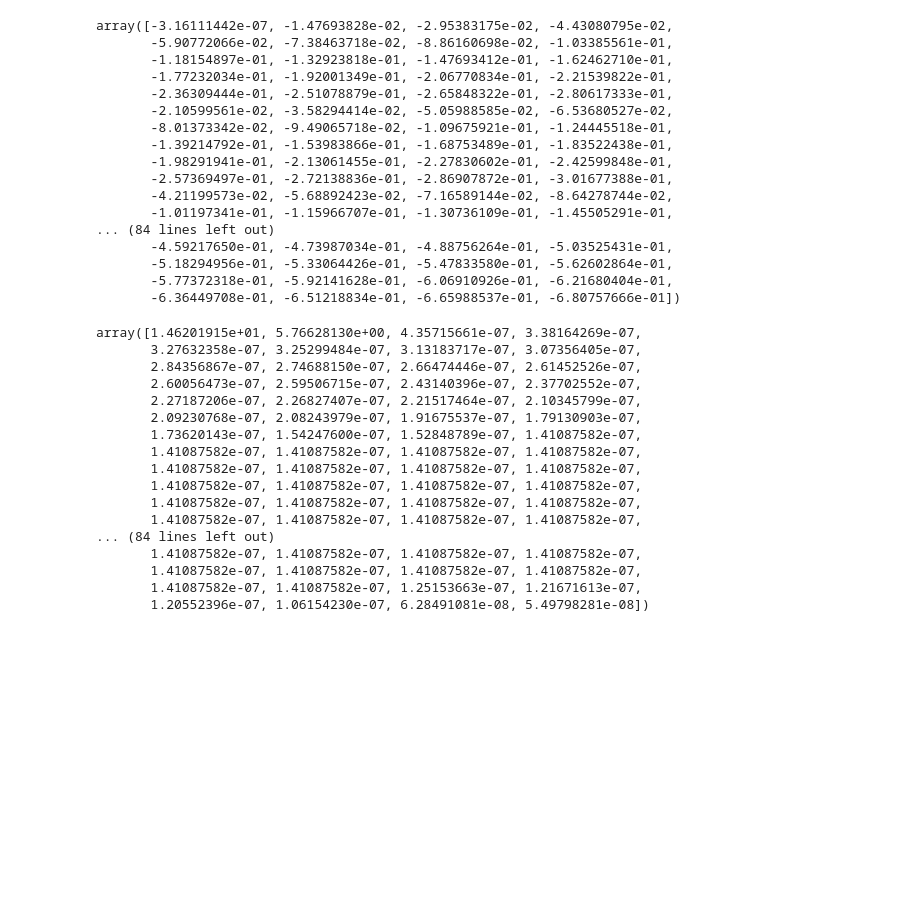
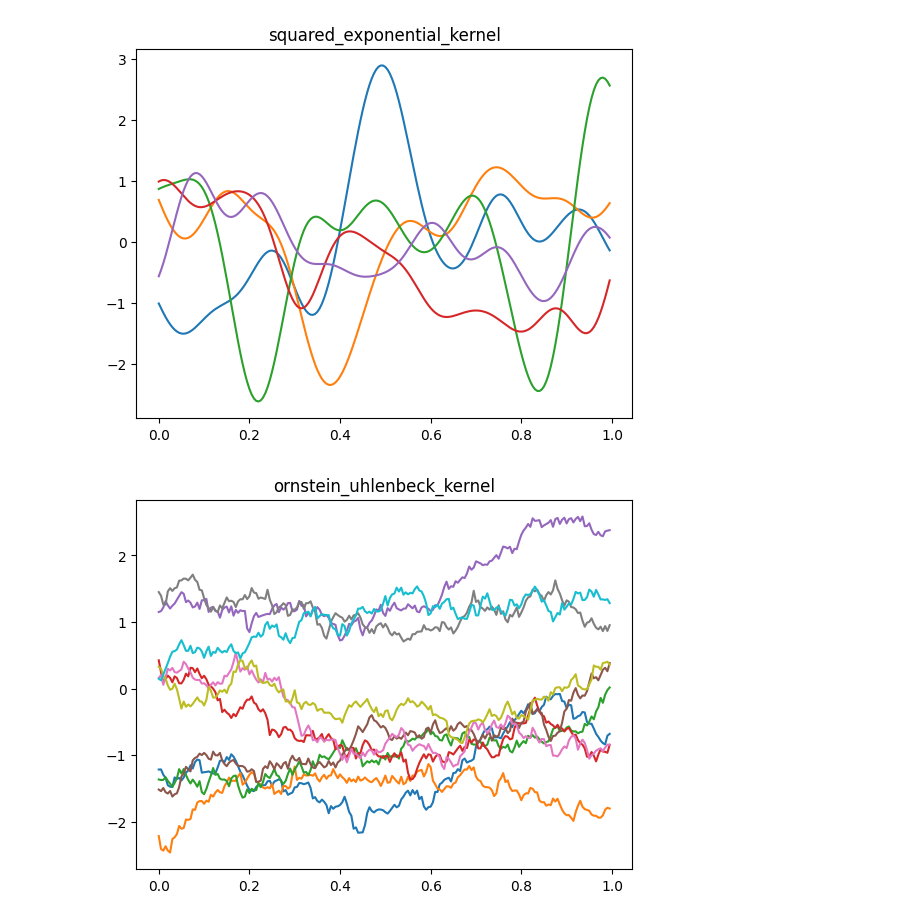
Before and after one commit to AshishSinha5/misc, a Jupyter notebook: statistics_concepts/types_of_gaussian_process.ipynb, the cells around one changed output. Saved outputs shown, nothing was run; the diff lists cells and outputs as text; code cells hidden in the pictures; blank space fills up the shorter version.

```diff
--- a/statistics_concepts/types_of_gaussian_process.ipynb
+++ b/statistics_concepts/types_of_gaussian_process.ipynb
@@ -65,40 +74,39 @@ B.shape = (400, 400)
-# %%
-z
-# %% [output]
-array([-3.16111442e-07, -1.47693828e-02, -2.95383175e-02, -4.43080795e-02,
-       -5.90772066e-02, -7.38463718e-02, -8.86160698e-02, -1.03385561e-01,
-       -1.18154897e-01, -1.32923818e-01, -1.47693412e-01, -1.62462710e-01,
-       -1.77232034e-01, -1.92001349e-01, -2.06770834e-01, -2.21539822e-01,
-       -2.36309444e-01, -2.51078879e-01, -2.65848322e-01, -2.80617333e-01,
-       -2.10599561e-02, -3.58294414e-02, -5.05988585e-02, -6.53680527e-02,
-       -8.01373342e-02, -9.49065718e-02, -1.09675921e-01, -1.24445518e-01,
-       -1.39214792e-01, -1.53983866e-01, -1.68753489e-01, -1.83522438e-01,
-       -1.98291941e-01, -2.13061455e-01, -2.27830602e-01, -2.42599848e-01,
-       -2.57369497e-01, -2.72138836e-01, -2.86907872e-01, -3.01677388e-01,
-       -4.21199573e-02, -5.68892423e-02, -7.16589144e-02, -8.64278744e-02,
-       -1.01197341e-01, -1.15966707e-01, -1.30736109e-01, -1.45505291e-01,
-... (84 lines left out)
-       -4.59217650e-01, -4.73987034e-01, -4.88756264e-01, -5.03525431e-01,
-       -5.18294956e-01, -5.33064426e-01, -5.47833580e-01, -5.62602864e-01,
-       -5.77372318e-01, -5.92141628e-01, -6.06910926e-01, -6.21680404e-01,
-       -6.36449708e-01, -6.51218834e-01, -6.65988537e-01, -6.80757666e-01])
-# %%
-np.sqrt(S)
-# %% [output]
-array([1.46201915e+01, 5.76628130e+00, 4.35715661e-07, 3.38164269e-07,
-       3.27632358e-07, 3.25299484e-07, 3.13183717e-07, 3.07356405e-07,
-       2.84356867e-07, 2.74688150e-07, 2.66474446e-07, 2.61452526e-07,
-       2.60056473e-07, 2.59506715e-07, 2.43140396e-07, 2.37702552e-07,
-       2.27187206e-07, 2.26827407e-07, 2.21517464e-07, 2.10345799e-07,
-       2.09230768e-07, 2.08243979e-07, 1.91675537e-07, 1.79130903e-07,
-       1.73620143e-07, 1.54247600e-07, 1.52848789e-07, 1.41087582e-07,
-       1.41087582e-07, 1.41087582e-07, 1.41087582e-07, 1.41087582e-07,
-       1.41087582e-07, 1.41087582e-07, 1.41087582e-07, 1.41087582e-07,
-       1.41087582e-07, 1.41087582e-07, 1.41087582e-07, 1.41087582e-07,
-       1.41087582e-07, 1.41087582e-07, 1.41087582e-07, 1.41087582e-07,
-       1.41087582e-07, 1.41087582e-07, 1.41087582e-07, 1.41087582e-07,
-... (84 lines left out)
-       1.41087582e-07, 1.41087582e-07, 1.41087582e-07, 1.41087582e-07,
-       1.41087582e-07, 1.41087582e-07, 1.41087582e-07, 1.41087582e-07,
-       1.41087582e-07, 1.41087582e-07, 1.25153663e-07, 1.21671613e-07,
-       1.20552396e-07, 1.06154230e-07, 6.28491081e-08, 5.49798281e-08])
+# %%
+# chose the functon you want to use
+# chose the points to sample from the function
+x = np.arange(0, 1, 0.005)
+n = len(x)
+cov_func = squared_exponential_kernel
+C = np.zeros((n,n))
+for i in range(n):
+    for j in range(n):
+        C[i,j] = cov_func(x[i],x[j])
+
+plt.title(str(cov_func.__name__))
+for i in range(5):
+    u = np.random.normal(0, 1, n )
+    A, S, B = np.linalg.svd(C)
+    # print(f'{u.shape = }\n{A.shape = }\n{S.shape = }\n{B.shape = }')
+    z = A @ np.diag(np.sqrt(S)) @ u
+    plt.plot(x, z, '-')
+# %% [output]
+[figure, added]
+# %%
+# chose the functon you want to use
+# chose the points to sample from the function
+x = np.arange(0, 1, 0.005)
+n = len(x)
+cov_func = ornstein_uhlenbeck_kernel
+C = np.zeros((n,n))
+for i in range(n):
+    for j in range(n):
+        C[i,j] = cov_func(x[i],x[j])
+plt.title(str(cov_func.__name__))
+for i in range(10):
+    u = np.random.normal(0, 1, n )
+    A, S, B = np.linalg.svd(C)
+    # print(f'{u.shape = }\n{A.shape = }\n{S.shape = }\n{B.shape = }')
+    z = A @ np.diag(np.sqrt(S)) @ u
+    plt.plot(x, z, '-')
+# %% [output]
+[figure, added]
```
Also changed, not shown: parts of 7 cells of this notebook, 49 other files.
